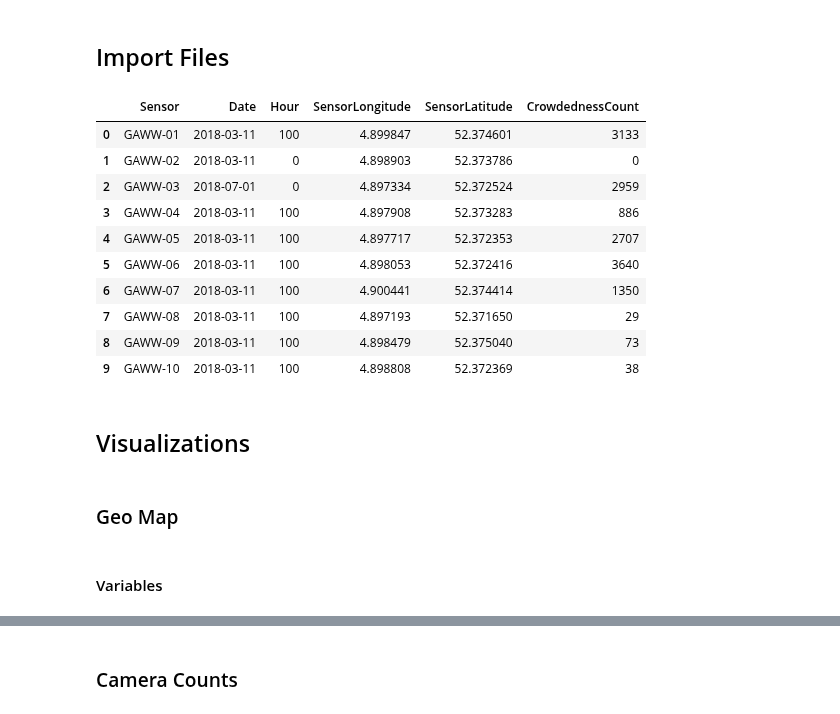
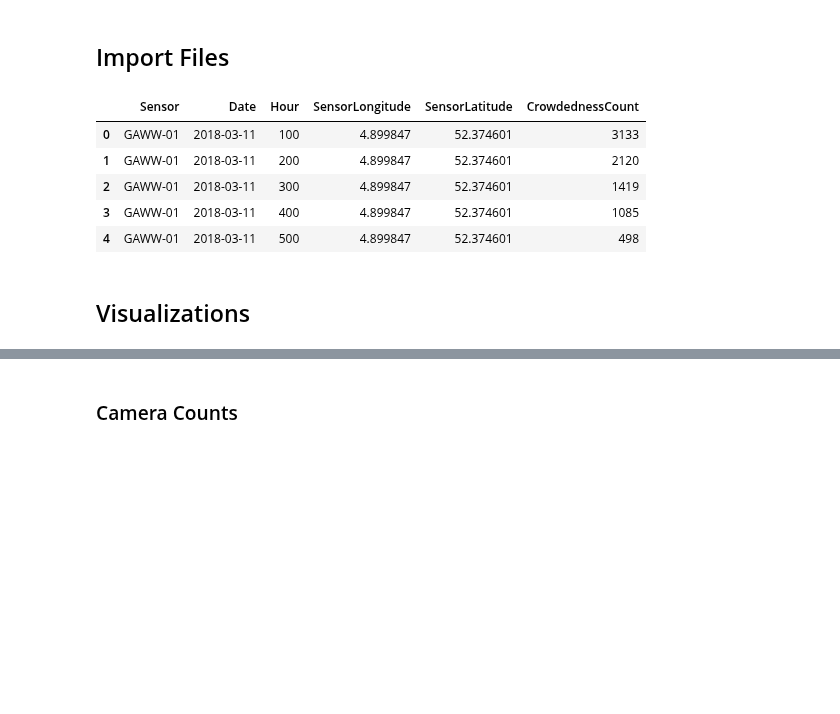
Before and after one commit to LeDon96/CrowdednessPrediction, a Jupyter notebook: Jupyter Notebooks/CrowdednessVisualization.ipynb, the cells around one changed output, grey strips where cells are left out. Cells and saved outputs as stored; diff of their text form; code cells hidden in the pictures; blank space fills up the shorter version.

```diff
--- a/Jupyter Notebooks/CrowdednessVisualization.ipynb
+++ b/Jupyter Notebooks/CrowdednessVisualization.ipynb
@@ -18,19 +18,12 @@ from shapely.geometry import Point, Polygon
 # %%
 #Full Crowdedness Dataset
 crowd_df = pd.read_csv("../../../Data_thesis/Full_Datasets/Crowdedness.csv")
 
-crowd_df = crowd_df.drop_duplicates(subset="Sensor").reset_index().drop(columns={"index"})
-
-crowd_df
+crowd_df.head()
 # %% [output]
 |  | Sensor | Date | Hour | SensorLongitude | SensorLatitude | CrowdednessCount |
 | 0 | GAWW-01 | 2018-03-11 | 100 | 4.899847 | 52.374601 | 3133 |
-| 1 | GAWW-02 | 2018-03-11 | 0 | 4.898903 | 52.373786 | 0 |
-| 2 | GAWW-03 | 2018-07-01 | 0 | 4.897334 | 52.372524 | 2959 |
-| 3 | GAWW-04 | 2018-03-11 | 100 | 4.897908 | 52.373283 | 886 |
-| 4 | GAWW-05 | 2018-03-11 | 100 | 4.897717 | 52.372353 | 2707 |
-| 5 | GAWW-06 | 2018-03-11 | 100 | 4.898053 | 52.372416 | 3640 |
-| 6 | GAWW-07 | 2018-03-11 | 100 | 4.900441 | 52.374414 | 1350 |
-| 7 | GAWW-08 | 2018-03-11 | 100 | 4.897193 | 52.371650 | 29 |
-| 8 | GAWW-09 | 2018-03-11 | 100 | 4.898479 | 52.375040 | 73 |
-| 9 | GAWW-10 | 2018-03-11 | 100 | 4.898808 | 52.372369 | 38 |
+| 1 | GAWW-01 | 2018-03-11 | 200 | 4.899847 | 52.374601 | 2120 |
+| 2 | GAWW-01 | 2018-03-11 | 300 | 4.899847 | 52.374601 | 1419 |
+| 3 | GAWW-01 | 2018-03-11 | 400 | 4.899847 | 52.374601 | 1085 |
+| 4 | GAWW-01 | 2018-03-11 | 500 | 4.899847 | 52.374601 | 498 |
@@ -40,6 +30,2 @@ road_map = gpd.read_file("../../../Data_thesis/MapShapeFiles/roads.shp")
 # %% [markdown]
 ## Visualizations
-# %% [markdown]
-### Geo Map
-# %% [markdown]
-#### Variables
```
Also changed, not shown: parts of 12 cells of this notebook.
